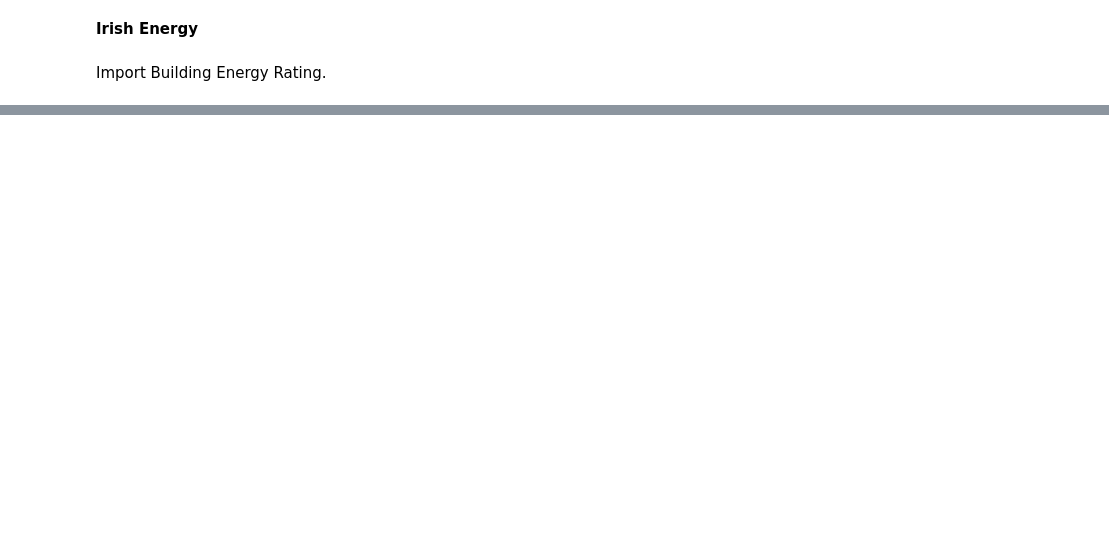
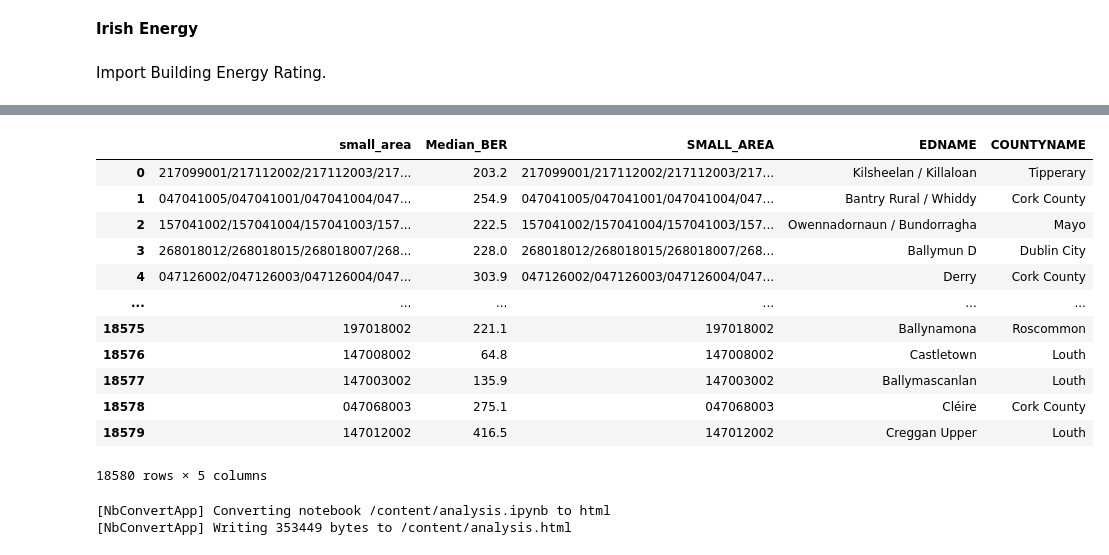
Before and after one commit to codefromjames/eire.energy, a Jupyter notebook: analysis.ipynb, the cells around one changed output, grey strips where cells are left out. Cells and saved outputs as stored; diff of their text form; code cells hidden in the pictures; blank space fills up the shorter version.

```diff
--- a/analysis.ipynb
+++ b/analysis.ipynb
@@ -28,0 +90,26 @@ Import local file
+# %%
+berMedian = ber[["small_area", "Median_BER"]]
+smallareas = small[["SMALL_AREA", "EDNAME", "COUNTYNAME"]]
+# %%
+berarea = pd.merge(berMedian,smallareas, left_on="small_area", right_on = "SMALL_AREA" )
+berarea #2084
+# %% [output]
+|  | small_area | Median_BER | SMALL_AREA | EDNAME | COUNTYNAME |
+| 0 | 217099001/217112002/217112003/217... | 203.2 | 217099001/217112002/217112003/217... | Kilsheelan / Killaloan | Tipperary |
+| 1 | 047041005/047041001/047041004/047... | 254.9 | 047041005/047041001/047041004/047... | Bantry Rural / Whiddy | Cork County |
+| 2 | 157041002/157041004/157041003/157... | 222.5 | 157041002/157041004/157041003/157... | Owennadornaun / Bundorragha | Mayo |
+| 3 | 268018012/268018015/268018007/268... | 228.0 | 268018012/268018015/268018007/268... | Ballymun D | Dublin City |
+| 4 | 047126002/047126003/047126004/047... | 303.9 | 047126002/047126003/047126004/047... | Derry | Cork County |
+| ... | ... | ... | ... | ... | ... |
+| 18575 | 197018002 | 221.1 | 197018002 | Ballynamona | Roscommon |
+| 18576 | 147008002 | 64.8 | 147008002 | Castletown | Louth |
+| 18577 | 147003002 | 135.9 | 147003002 | Ballymascanlan | Louth |
+| 18578 | 047068003 | 275.1 | 047068003 | Cléire | Cork County |
+| 18579 | 147012002 | 416.5 | 147012002 | Creggan Upper | Louth |
+18580 rows × 5 columns
+# %%
+%%shell
+jupyter nbconvert --to html /content/analysis.ipynb
+# %% [output]
+[NbConvertApp] Converting notebook /content/analysis.ipynb to html
+[NbConvertApp] Writing 353449 bytes to /content/analysis.html
```
Also changed, not shown: parts of 10 cells of this notebook.
